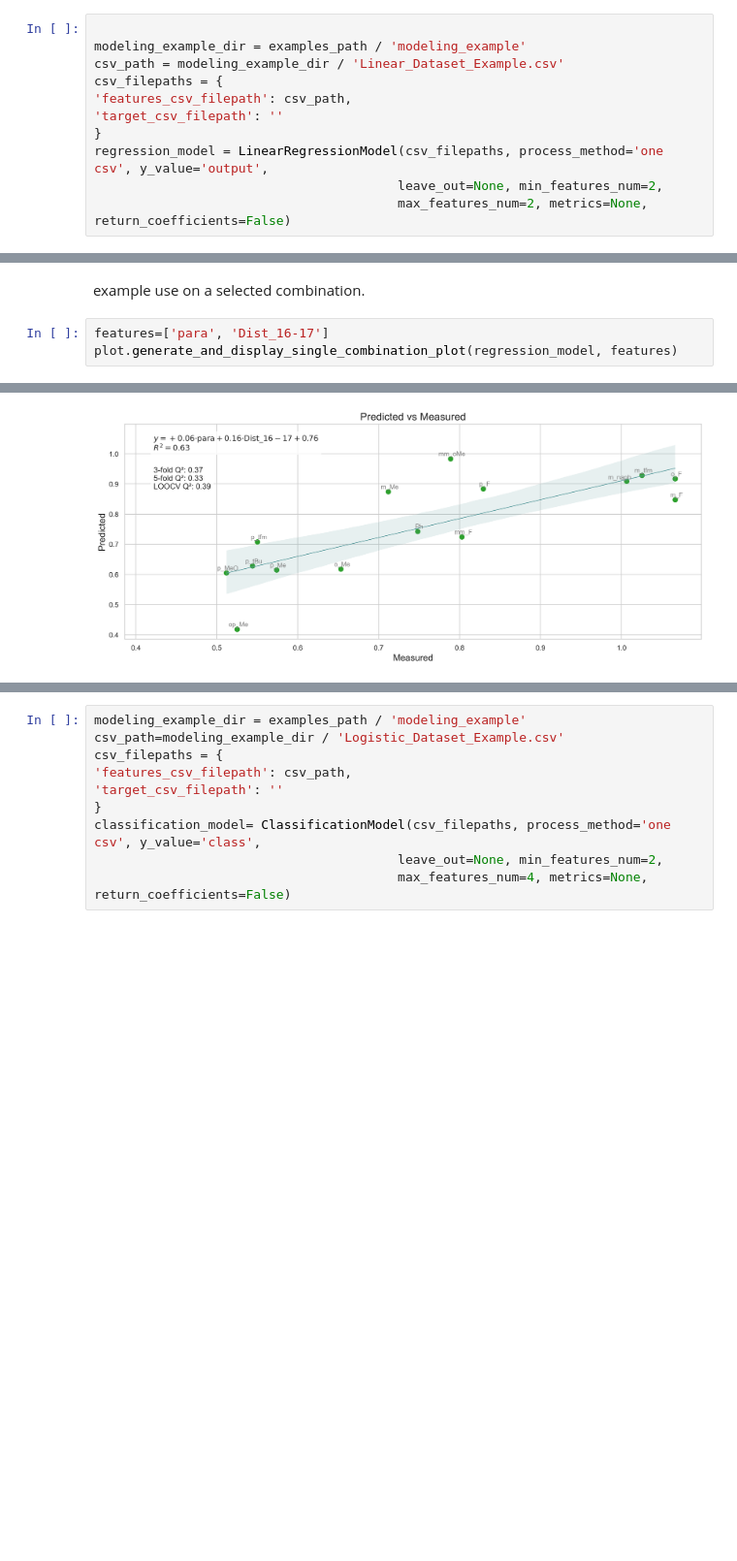
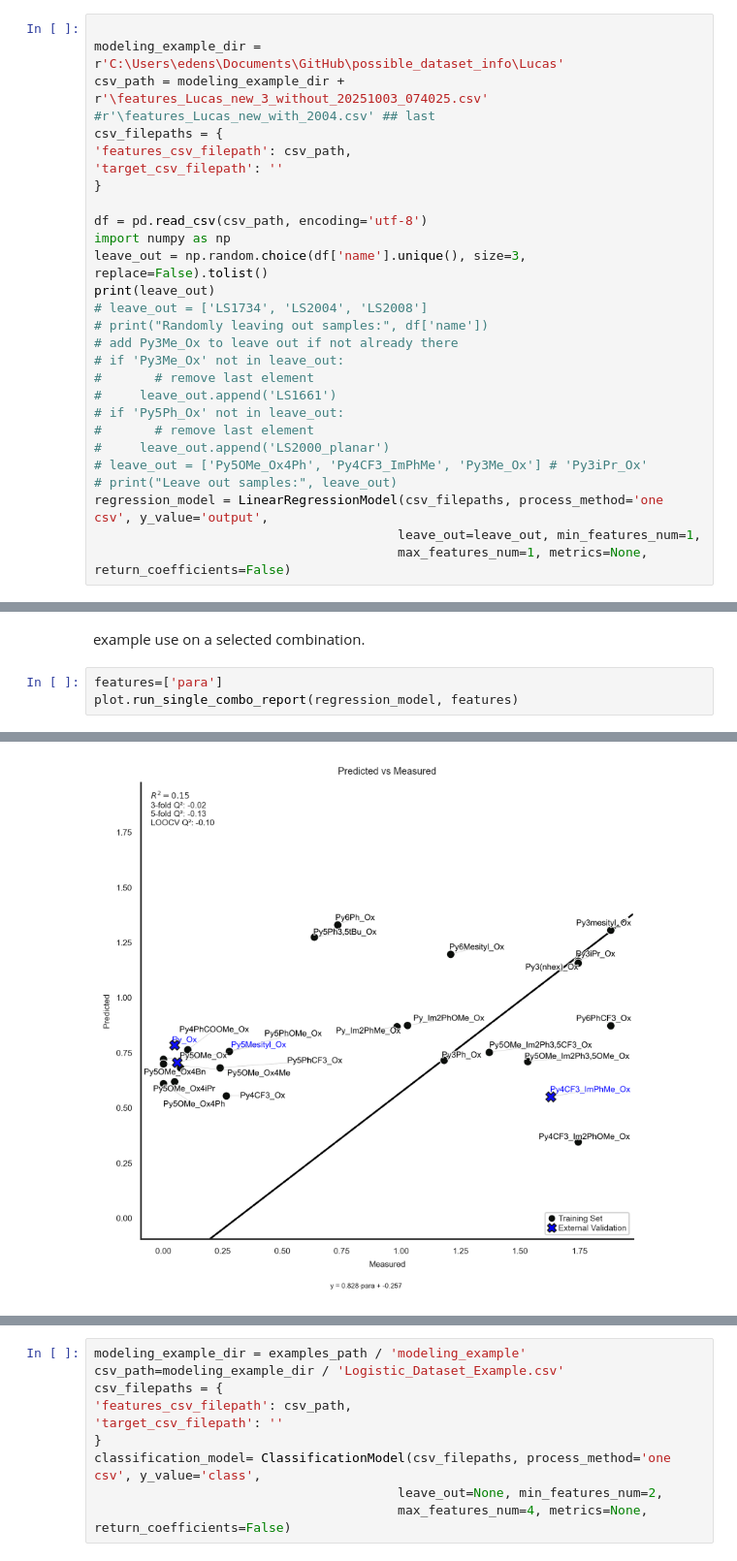
Before and after one commit to edenspec2/labcode_updated, a Jupyter notebook: MolFeatures/Getting_started_with_examples/Practical_Notebook_Modeling.ipynb, the cells around one changed output, grey strips where cells are left out. Shown at 97% size. Saved outputs shown, nothing was run; the diff lists cells and outputs as text; blank space fills up the shorter version.

```diff
--- a/MolFeatures/Getting_started_with_examples/Practical_Notebook_Modeling.ipynb
+++ b/MolFeatures/Getting_started_with_examples/Practical_Notebook_Modeling.ipynb
@@ -50,13 +50,29 @@ In the next part, an example file from directory modeling_example is used, but y
 **Note that you need to have an output column values in order to create a model, either add manually, or in target_csv_filepath enter the location of the output csv**
 # %%
 
-modeling_example_dir = examples_path / 'modeling_example'
-csv_path = modeling_example_dir / 'Linear_Dataset_Example.csv'
+modeling_example_dir = r'C:\Users\edens\Documents\GitHub\possible_dataset_info\Lucas'
+csv_path = modeling_example_dir + r'\features_Lucas_new_3_without_20251003_074025.csv' #r'\features_Lucas_new_with_2004.csv' ## last
 csv_filepaths = {
 'features_csv_filepath': csv_path,
 'target_csv_filepath': ''
 }
+
+df = pd.read_csv(csv_path, encoding='utf-8')
+import numpy as np
+leave_out = np.random.choice(df['name'].unique(), size=3, replace=False).tolist()
+print(leave_out)
+# leave_out = ['LS1734', 'LS2004', 'LS2008']
+# print("Randomly leaving out samples:", df['name'])
+# add Py3Me_Ox to leave out if not already there
+# if 'Py3Me_Ox' not in leave_out:
+#       # remove last element
+#     leave_out.append('LS1661')
+# if 'Py5Ph_Ox' not in leave_out:
+#       # remove last element
+#     leave_out.append('LS2000_planar')
+# leave_out = ['Py5OMe_Ox4Ph', 'Py4CF3_ImPhMe', 'Py3Me_Ox'] # 'Py3iPr_Ox'
+# print("Leave out samples:", leave_out)
 regression_model = LinearRegressionModel(csv_filepaths, process_method='one csv', y_value='output',
-                                        leave_out=None, min_features_num=2,
-                                        max_features_num=2, metrics=None, return_coefficients=False)
+                                        leave_out=leave_out, min_features_num=1,
+                                        max_features_num=1, metrics=None, return_coefficients=False)
 # %% [output]
@@ -123,6 +121,6 @@ Exiting model selection.
 # %% [markdown]
 example use on a selected combination.
 # %%
-features=['para', 'Dist_16-17']
-plot.generate_and_display_single_combination_plot(regression_model, features)
+features=['para']
+plot.run_single_combo_report(regression_model, features)
 # %% [output]
@@ -144 +134 @@ Calling generate_q2_scatter_plot...
-[figure, old version]
+[figure, new version]
```
Also changed, not shown: parts of 3 cells of this notebook, 15 other files.
